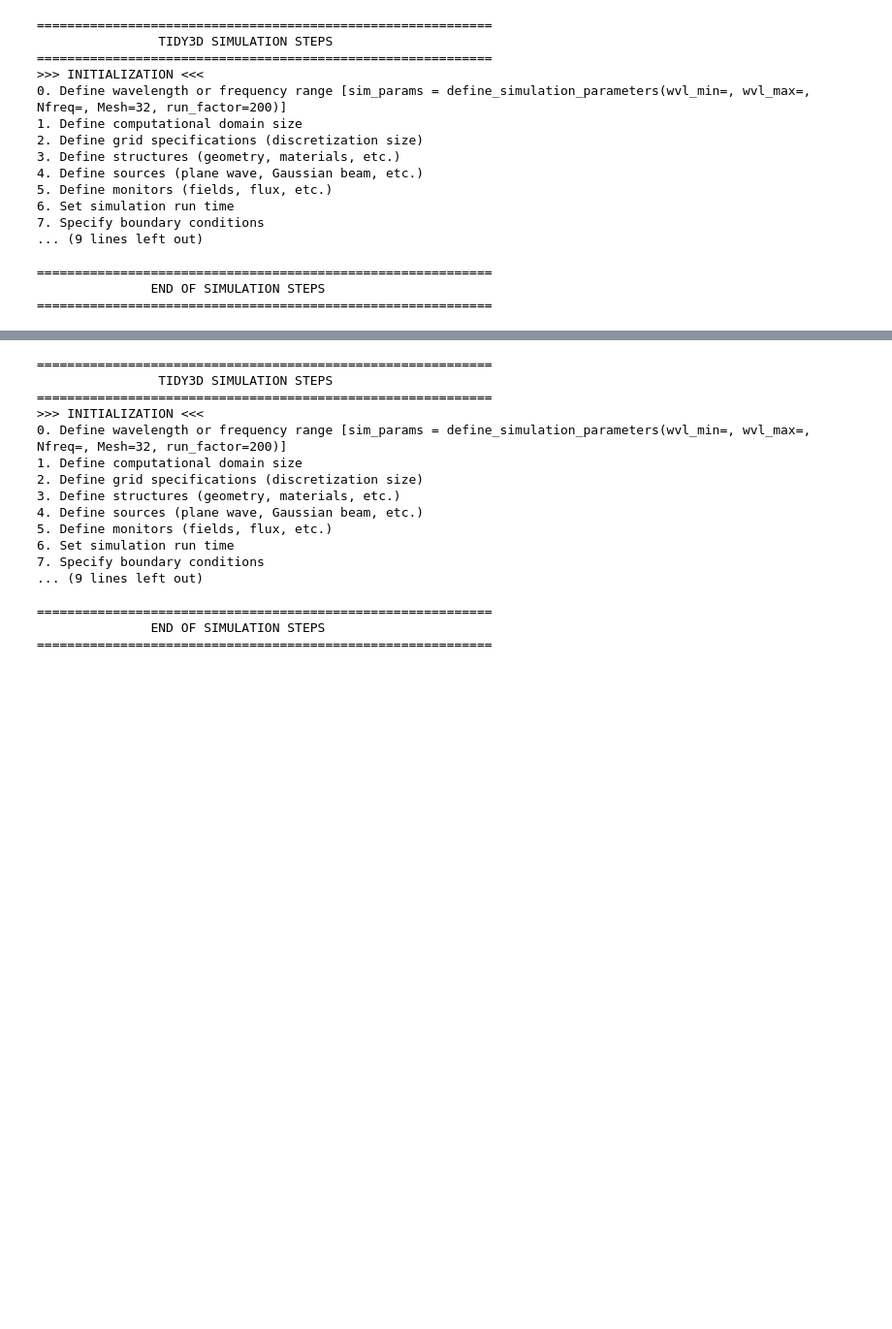
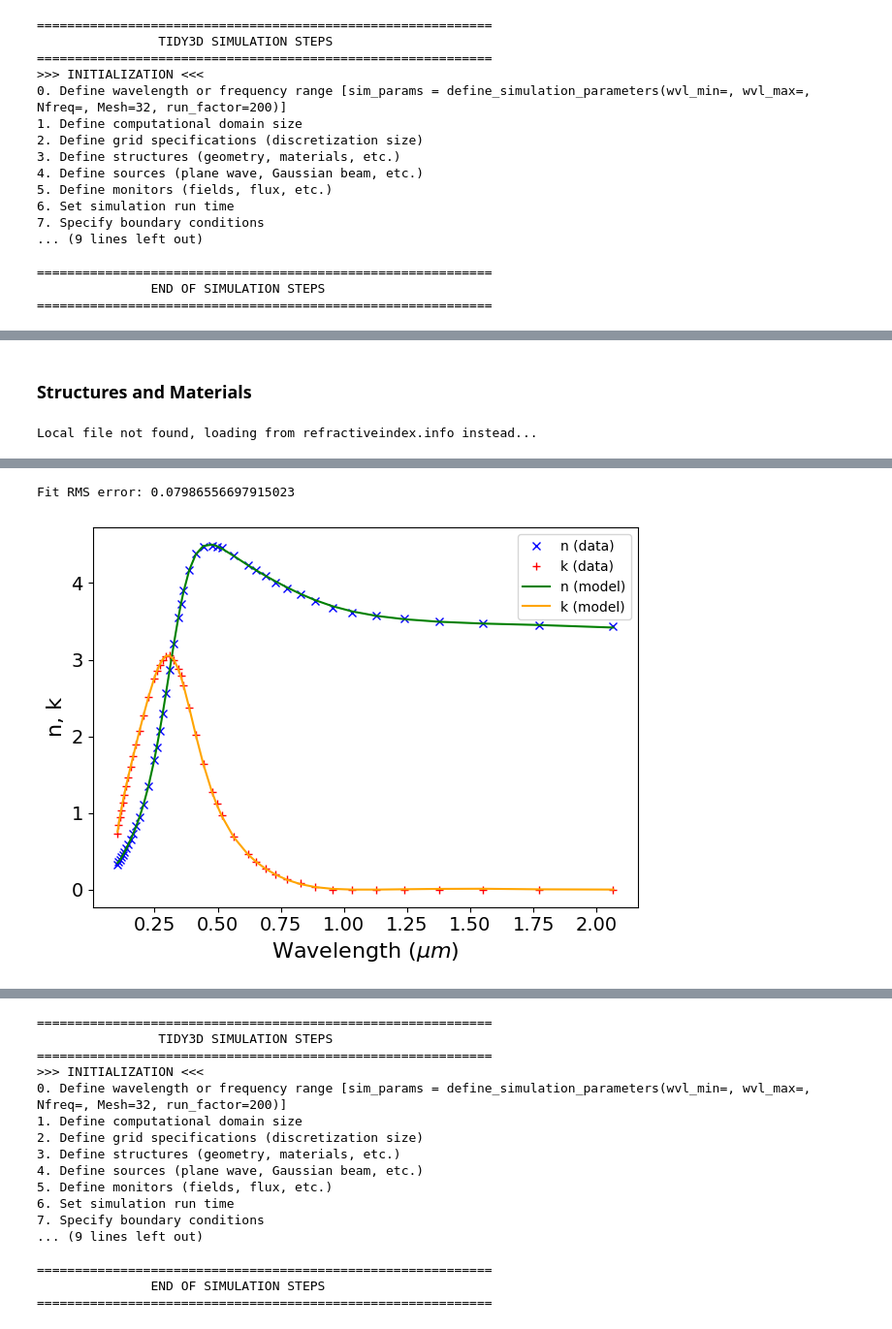
Before and after one commit to yankunm/NLO, a Jupyter notebook: revised.ipynb, the cells around one changed output, grey strips where cells are left out. Shown: that part at 97% size. Cells and saved outputs as stored; diff of their text form; code cells hidden in the pictures; blank space fills up the shorter version.

```diff
--- a/revised.ipynb
+++ b/revised.ipynb
@@ -43 +44,46 @@ Wavelength range                : 1.5200 µm – 1.5400 µm
 ============================================================
+# %% [markdown]
+### Structures and Materials
+# %%
+# ============================================================
+#                     MATERIALS
+# ============================================================
+
+#---------------------------<< Substrate Material >>------------------------------------
+n_SiO2 = 1.45 # Refractive index
+SiO2 = td.Medium(permittivity=n_SiO2**2)
+
+#---------------------------<< Superstrate Material >>------------------------------------
+n_sup = 1.0 # Refractive index
+Air = td.Medium(permittivity=n_sup**2)
+
+#---------------------------<< Metaatom Material >>------------------------------------
+# fitting refractive index data to get a dispersive medium
+cwd = Path.cwd()
+candidates = [
+    cwd / "amorphous_silicon_from_paper.txt",
+    cwd / "amorphous_silicon_from_paper",
+    cwd / "misc" / "amorphous_silicon_from_paper.txt",
+    cwd / "misc" / "amorphous_silicon_from_paper",
+]
+
+fname = next((p for p in candidates if p.exists()), None)
+
+if fname is not None:
+    print(f"Found it From Your Ellipsometery: {fname}")
+    fitter = FastDispersionFitter.from_file(str(fname))
+else:
+    print("Local file not found, loading from refractiveindex.info instead...")
+    url = "https://refractiveindex.info/tmp/database/data-nk/main/Si/Pierce.txt"
+    fitter = FastDispersionFitter.from_url(url, delimiter="\t")
+# Fit the Data and Plot it
+silicon, error = fitter.fit(max_num_poles=5, tolerance_rms=1e-5)
+print("Fit RMS error:", error)
+ax = fitter.plot(silicon)
+ax.set_title(ax.get_title(), fontsize=18)
+ax.set_xlabel(ax.get_xlabel(), fontsize=16)
+ax.set_ylabel(ax.get_ylabel(), fontsize=16)
+ax.tick_params(axis='both', labelsize=14)
+plt.show()
+# %% [output]
+Local file not found, loading from refractiveindex.info instead...
@@ -43,0 +94,2 @@ Wavelength range                : 1.5200 µm – 1.5400 µm
+Fit RMS error: 0.07986556697915023
+[figure, added]
```
Also changed, not shown: parts of 8 cells of this notebook, 2 other files.
